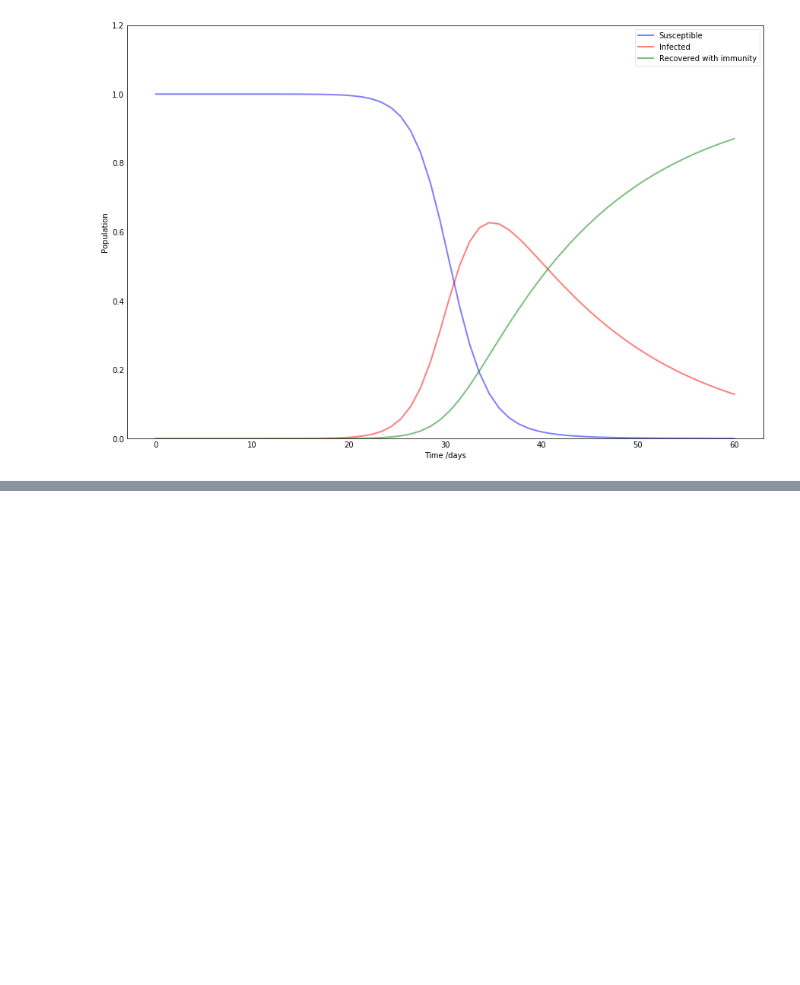
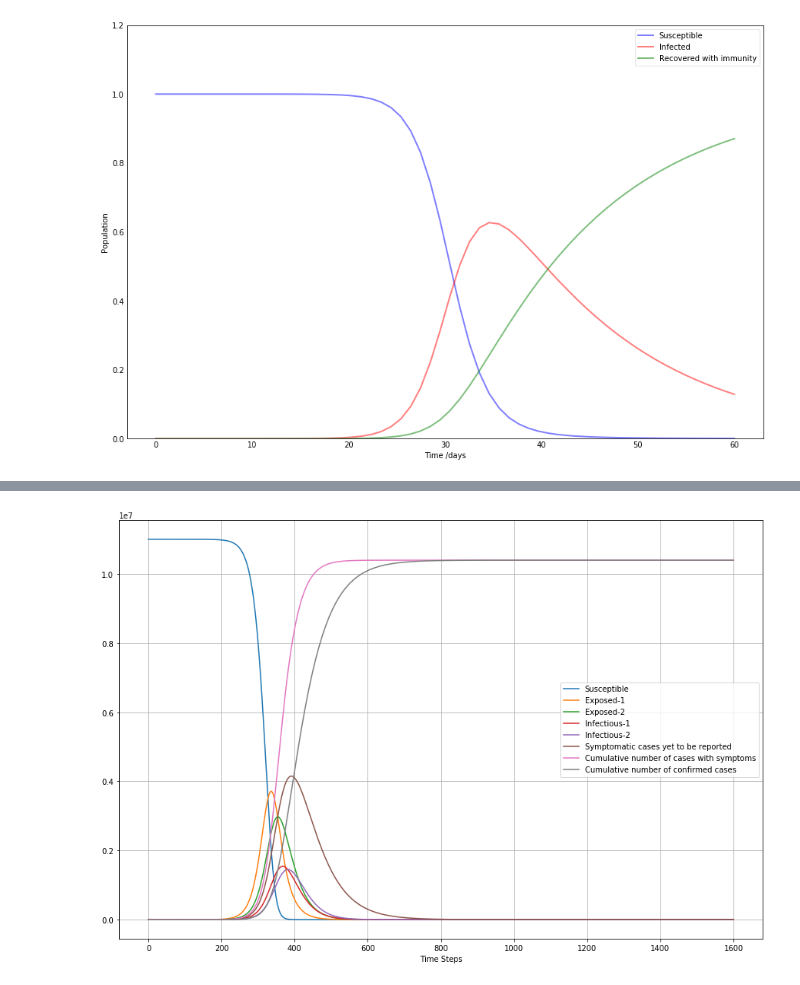
Before and after one commit to chloeskt/covid-19, a Jupyter notebook: SMC Projet Coronavirus.ipynb, the cells around one changed output, grey strips where cells are left out. Drawn from its saved outputs; the diff is of its cells as text; code cells hidden in the pictures; blank space fills up the shorter version.

```diff
--- a/SMC Projet Coronavirus.ipynb
+++ b/SMC Projet Coronavirus.ipynb
@@ -116,0 +192,27 @@ Now that we saw a basic version of SIR models, we shall simulate the model descr
+# %%
+# If we change the parameter `beta`
+
+beta = 4.5
+sigma= 1/5.2
+gamma = 1/2.9
+kappa = 1/6.1
+params = sigma, beta, gamma, kappa
+# %%
+results = SEIR_model(init_vals, params, t)
+
+plt.figure(figsize=(15,10))
+plt.grid()
+plt.plot(results)
+plt.legend(['Susceptible',
+            'Exposed-1',
+            'Exposed-2',
+            'Infectious-1',
+            'Infectious-2',
+            'Symptomatic cases yet to be reported',
+            'Cumulative number of cases with symptoms',
+            'Cumulative number of confirmed cases'
+           ])
+plt.xlabel('Time Steps')
+plt.show()
+# %% [output]
+[figure, added]
```
Also changed, not shown: parts of 11 cells of this notebook.
